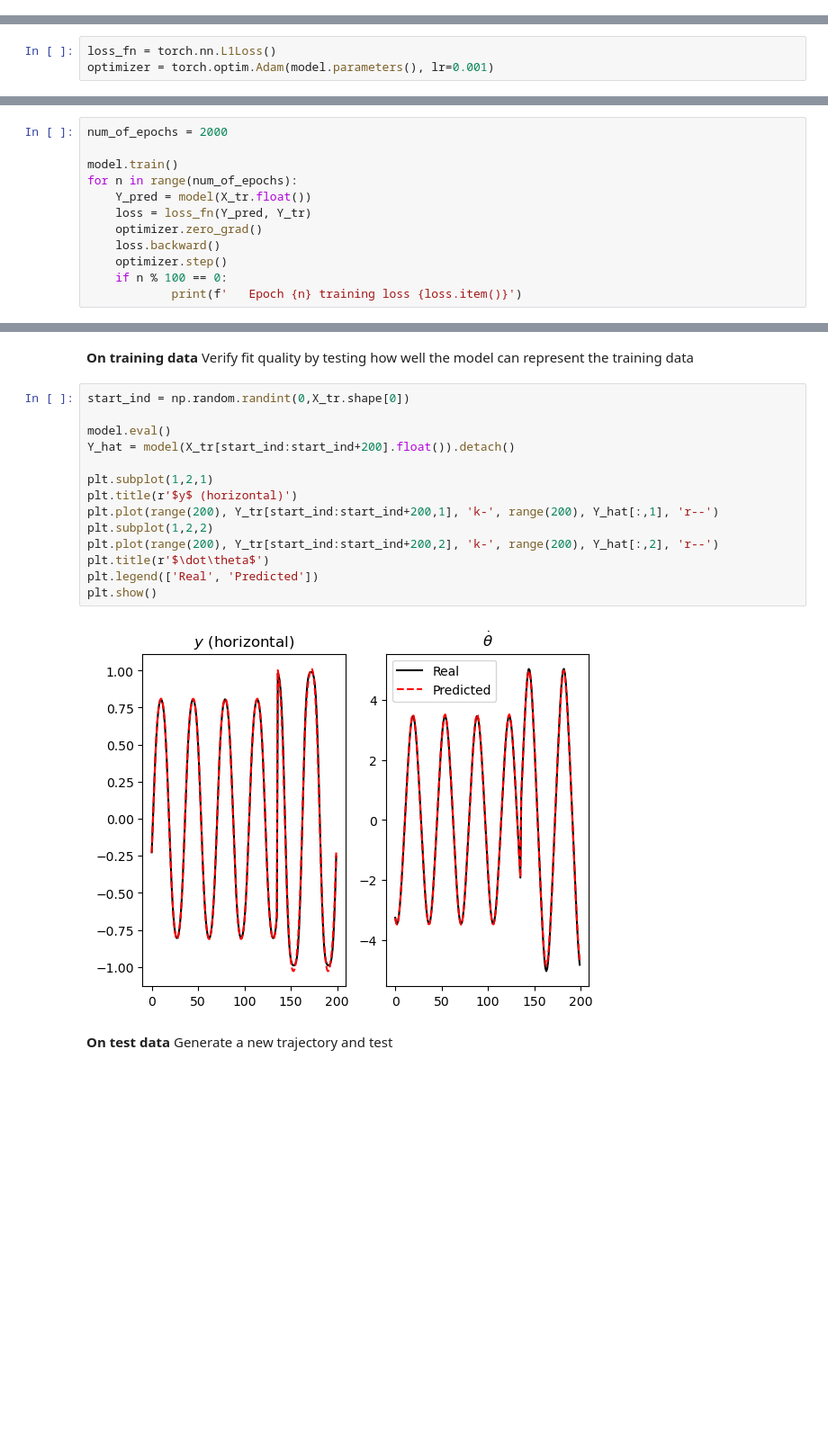
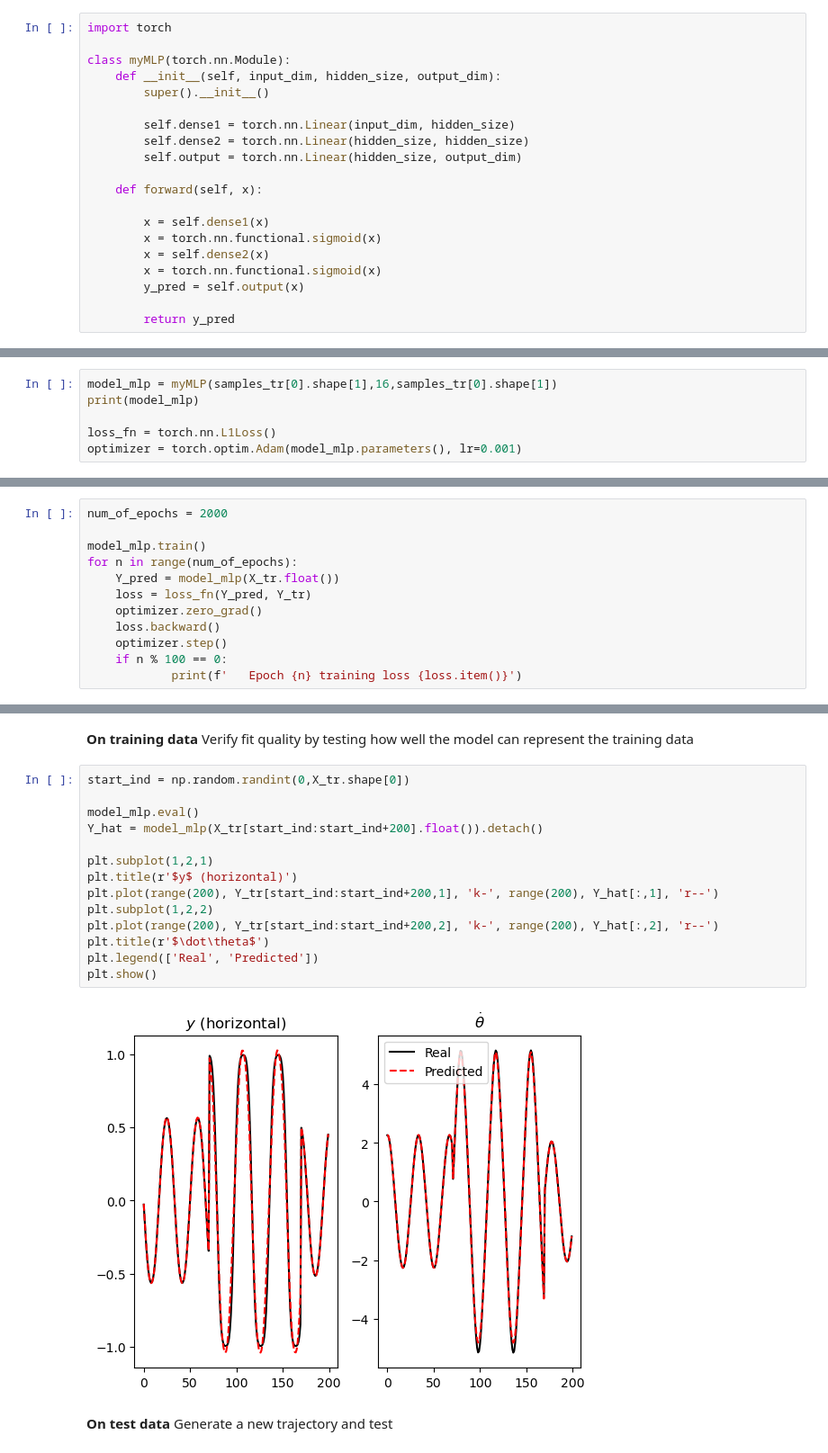
Before and after one commit to kamarain/course_examples, a Jupyter notebook: neural_system_idenfitication_torch.ipynb, the cells around one changed output, grey strips where cells are left out. Shown: that part at 90% size. Saved outputs shown, nothing was run; the diff lists cells and outputs as text; blank space fills up the shorter version.

```diff
--- a/neural_system_idenfitication_torch.ipynb
+++ b/neural_system_idenfitication_torch.ipynb
@@ -217,5 +212,28 @@ Sequential(
+# %%
+import torch
+
+class myMLP(torch.nn.Module):
+    def __init__(self, input_dim, hidden_size, output_dim):
+        super().__init__()
+
+        self.dense1 = torch.nn.Linear(input_dim, hidden_size)
+        self.dense2 = torch.nn.Linear(hidden_size, hidden_size)
+        self.output = torch.nn.Linear(hidden_size, output_dim)
+
+    def forward(self, x):
+
+        x = self.dense1(x)
+        x = torch.nn.functional.sigmoid(x)
+        x = self.dense2(x)
+        x = torch.nn.functional.sigmoid(x)
+        y_pred = self.output(x)
+
+        return y_pred
 # %% [markdown]
 Define loss and the optimizer
 # %%
+model_mlp = myMLP(samples_tr[0].shape[1],16,samples_tr[0].shape[1])
+print(model_mlp)
+
 loss_fn = torch.nn.L1Loss()
-optimizer = torch.optim.Adam(model.parameters(), lr=0.001)
+optimizer = torch.optim.Adam(model_mlp.parameters(), lr=0.001)
@@ -224,9 +248,9 @@ Train the model for some epochs (you should obtain training error below 0.03)
 # %%
 num_of_epochs = 2000
 
-model.train()
+model_mlp.train()
 for n in range(num_of_epochs):
-    Y_pred = model(X_tr.float())
+    Y_pred = model_mlp(X_tr.float())
     loss = loss_fn(Y_pred, Y_tr)
     optimizer.zero_grad()
     loss.backward()
@@ -259,19 +283,19 @@ for n in range(num_of_epochs):
 # %%
 start_ind = np.random.randint(0,X_tr.shape[0])
 
-model.eval()
-Y_hat = model(X_tr[start_ind:start_ind+200].float()).detach()
+model_mlp.eval()
+Y_hat = model_mlp(X_tr[start_ind:start_ind+200].float()).detach()
 
 plt.subplot(1,2,1)
 plt.title(r'$y$ (horizontal)')
 plt.plot(range(200), Y_tr[start_ind:start_ind+200,1], 'k-', range(200), Y_hat[:,1], 'r--')
 plt.subplot(1,2,2)
 plt.plot(range(200), Y_tr[start_ind:start_ind+200,2], 'k-', range(200), Y_hat[:,2], 'r--')
 plt.title(r'$\dot\theta$')
 plt.legend(['Real', 'Predicted'])
 plt.show()
 # %% [output]
-[figure, old version]
+[figure, new version]
 # %% [markdown]
 **On test data** Generate a new trajectory and test
 # %%
```
Also changed, not shown: parts of 30 cells of this notebook.
